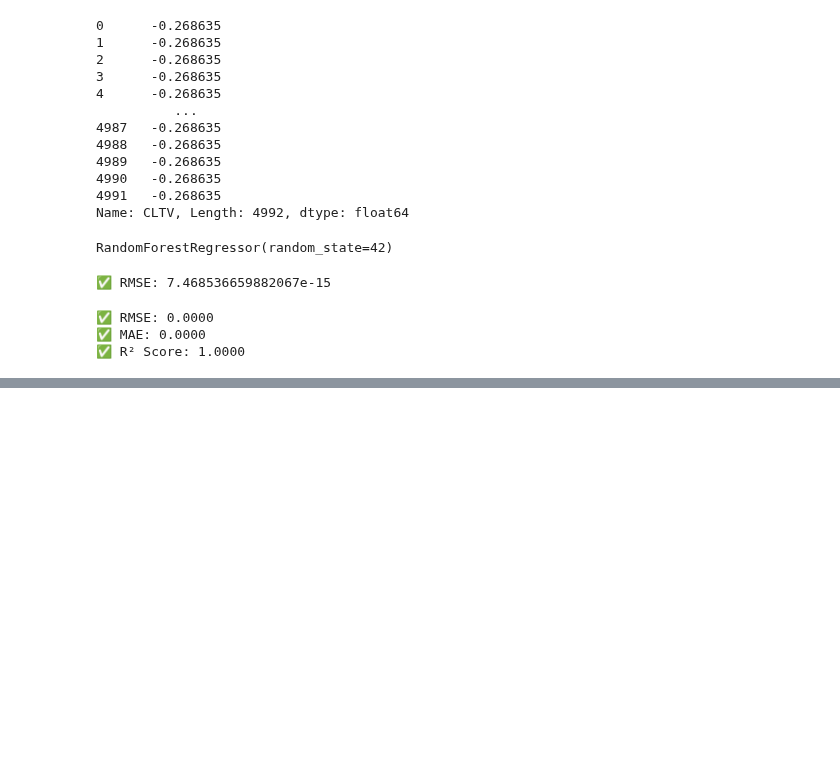
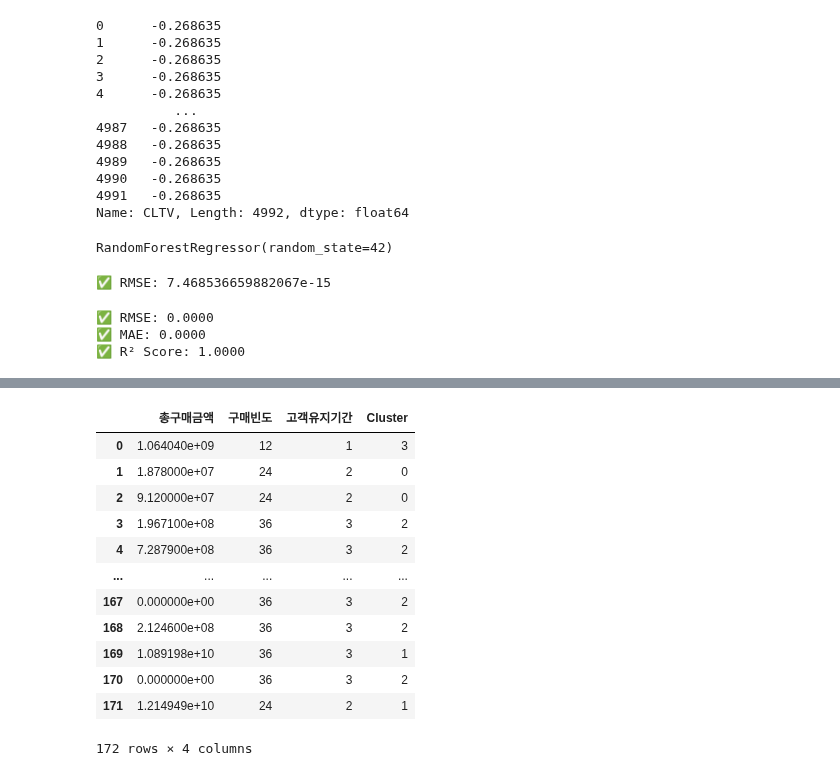
Before and after one commit to CodeWorks-hi/mini-project-2, a Jupyter notebook: jupyter_notebooks/모델_개발/sales_pred_model.ipynb, the cells around one changed output, grey strips where cells are left out. Saved outputs shown, nothing was run; the diff lists cells and outputs as text; code cells hidden in the pictures; blank space fills up the shorter version.

```diff
--- a/jupyter_notebooks/모델_개발/sales_pred_model.ipynb
+++ b/jupyter_notebooks/모델_개발/sales_pred_model.ipynb
@@ -192,0 +293,5 @@ print(f"✅ R² Score: {r2:.4f}")
+# %%
+# 5. 클러스터링
+scaler = StandardScaler()
+cluster_features = ['총구매금액', '구매빈도', '고객유지기간']
+scaled_data = scaler.fit_transform(cltv_df[cluster_features])
@@ -192,0 +318,3 @@ print(f"✅ R² Score: {r2:.4f}")
+# %%
+kmeans = KMeans(n_clusters=4, random_state=23, n_init=10)
+cltv_df['Cluster'] = kmeans.fit_predict(scaled_data)
@@ -192,0 +336,24 @@ print(f"✅ R² Score: {r2:.4f}")
+# %%
+# 6. 예측 모델 학습 (CLTV_log 예측)
+features = ['총구매금액', '구매빈도', '고객유지기간', 'Cluster']
+target = 'CLTV_log'
+# %%
+model_df = cltv_df.dropna(subset=features + [target])
+X = model_df[features]
+y = model_df[target]
+# %%
+X
+# %% [output]
+|  | 총구매금액 | 구매빈도 | 고객유지기간 | Cluster |
+| 0 | 1.064040e+09 | 12 | 1 | 3 |
+| 1 | 1.878000e+07 | 24 | 2 | 0 |
+| 2 | 9.120000e+07 | 24 | 2 | 0 |
+| 3 | 1.967100e+08 | 36 | 3 | 2 |
+| 4 | 7.287900e+08 | 36 | 3 | 2 |
+| ... | ... | ... | ... | ... |
+| 167 | 0.000000e+00 | 36 | 3 | 2 |
+| 168 | 2.124600e+08 | 36 | 3 | 2 |
+| 169 | 1.089198e+10 | 36 | 3 | 1 |
+| 170 | 0.000000e+00 | 36 | 3 | 2 |
+| 171 | 1.214949e+10 | 24 | 2 | 1 |
+172 rows × 4 columns
```
Also changed, not shown: parts of 34 cells of this notebook, 2 other files.
